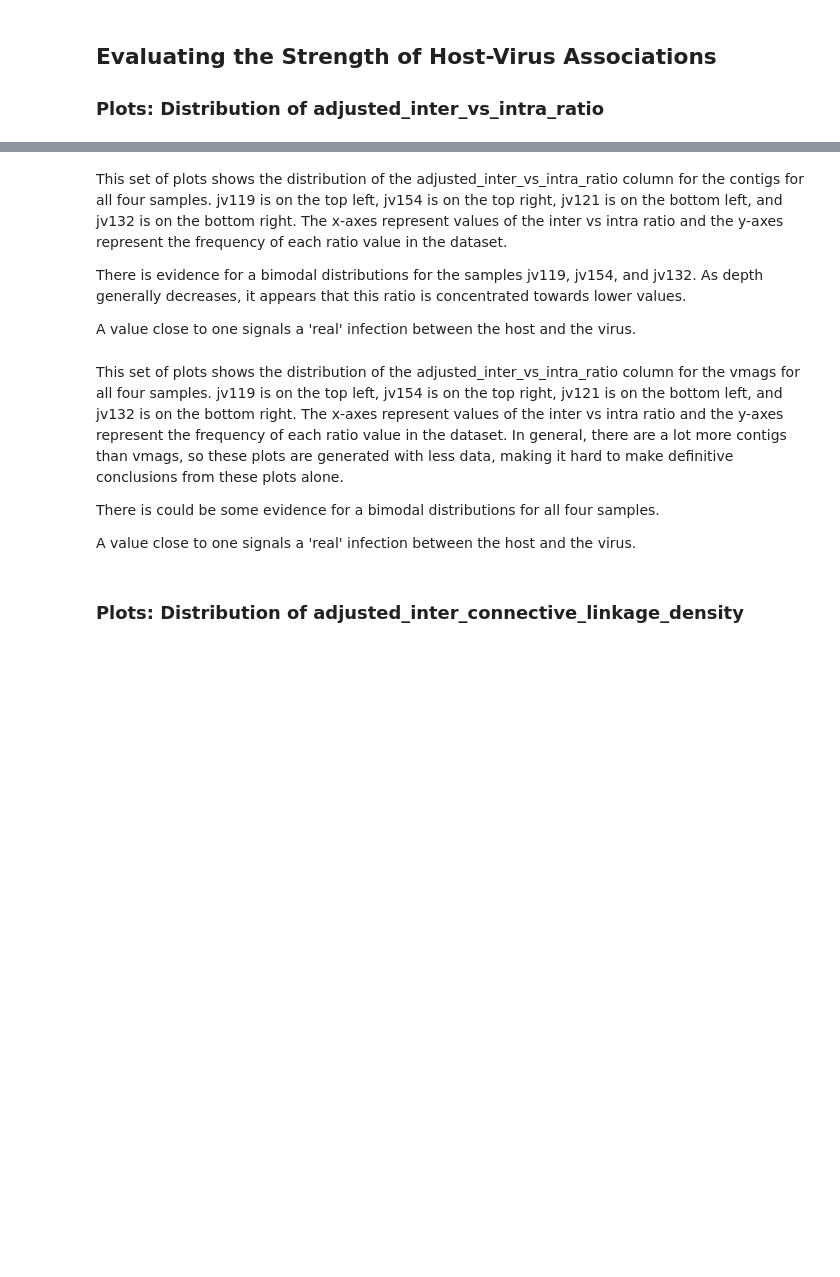
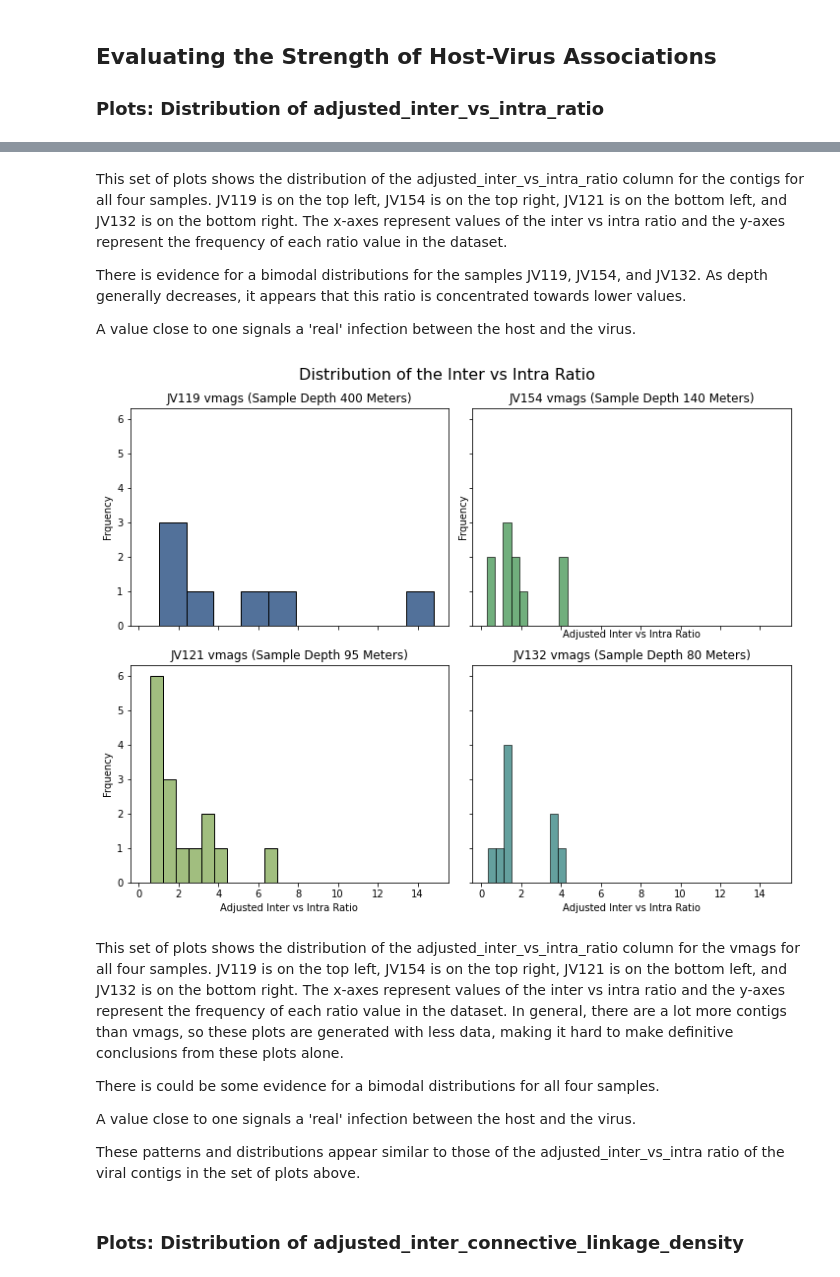
Before and after one commit to mdherring/OMZ_MH_Analysis, a Jupyter notebook: preliminary_analysis/01_proximeta_summary.ipynb, the cells around one changed output, grey strips where cells are left out. Drawn from its saved outputs; the diff is of its cells as text; code cells hidden in the pictures; blank space fills up the shorter version.

```diff
--- a/preliminary_analysis/01_proximeta_summary.ipynb
+++ b/preliminary_analysis/01_proximeta_summary.ipynb
@@ -129,44 +128,48 @@ plt.tight_layout() # minimize white space in figure
 # %% [markdown]
-This set of plots shows the distribution of the adjusted_inter_vs_intra_ratio column for the contigs for all four samples. jv119 is on the top left, jv154 is on the top right, jv121 is on the bottom left, and jv132 is on the bottom right. The x-axes represent values of the inter vs intra ratio and the y-axes represent the frequency of each ratio value in the dataset.
+This set of plots shows the distribution of the adjusted_inter_vs_intra_ratio column for the contigs for all four samples. JV119 is on the top left, JV154 is on the top right, JV121 is on the bottom left, and JV132 is on the bottom right. The x-axes represent values of the inter vs intra ratio and the y-axes represent the frequency of each ratio value in the dataset.
 
-There is evidence for a bimodal distributions for the samples jv119, jv154, and jv132. As depth generally decreases, it appears that this ratio is concentrated towards lower values.
+There is evidence for a bimodal distributions for the samples JV119, JV154, and JV132. As depth generally decreases, it appears that this ratio is concentrated towards lower values.
 
 A value close to one signals a 'real' infection between the host and the virus.
 # %%
 # plot all vmags
 
 fig, axes = plt.subplots(nrows=2, ncols=2, figsize=(10,8), sharex=True, sharey=True)
 
 palette = sns.color_palette('gist_earth')
 
 sns.histplot(jv119_vMAG['adjusted_inter_vs_intra_ratio'],ax= axes[0,0], bins=10, color=palette[0], edgecolor='black')
 axes[0,0].set_xlabel('Adjusted Inter vs Intra Ratio')
 axes[0,0].set_ylabel('Frquency')
-axes[0,0].set_title('JV119 vMAGs (Sample Depth 400 Meters)')
+axes[0,0].set_title('JV119 vmags (Sample Depth 400 Meters)')
 
 sns.histplot(jv154_vMAG['adjusted_inter_vs_intra_ratio'],ax= axes[1,1], bins=10, color=palette[1], edgecolor='black')
 axes[0,1].set_xlabel('Adjusted Inter vs Intra Ratio')
 axes[0,1].set_ylabel('Frquency')
-axes[0,1].set_title('JV154 vMAGs (Sample Depth 140 Meters)')
+axes[0,1].set_title('JV154 vmags (Sample Depth 140 Meters)')
 
 sns.histplot(jv121_vMAG['adjusted_inter_vs_intra_ratio'],ax= axes[0,1], bins=10, color=palette[2], edgecolor='black')
 axes[1,0].set_xlabel('Adjusted Inter vs Intra Ratio')
 axes[1,0].set_ylabel('Frquency')
-axes[1,0].set_title('JV121 vMAGs (Sample Depth 95 Meters)')
+axes[1,0].set_title('JV121 vmags (Sample Depth 95 Meters)')
 
 sns.histplot(jv132_vMAG['adjusted_inter_vs_intra_ratio'],ax= axes[1,0], bins=10, color=palette[3], edgecolor='black')
 axes[1,1].set_xlabel('Adjusted Inter vs Intra Ratio')
 axes[1,1].set_ylabel('Frquency')
-axes[1,1].set_title('JV132 vMAGs (Sample Depth 80 Meters)')
+axes[1,1].set_title('JV132 vmags (Sample Depth 80 Meters)')
 
 fig.suptitle('Distribution of the Inter vs Intra Ratio',fontsize=16)
 plt.tight_layout()
+# %% [output]
+[figure, added]
 # %% [markdown]
-This set of plots shows the distribution of the adjusted_inter_vs_intra_ratio column for the vmags for all four samples. jv119 is on the top left, jv154 is on the top right, jv121 is on the bottom left, and jv132 is on the bottom right. The x-axes represent values of the inter vs intra ratio and the y-axes represent the frequency of each ratio value in the dataset. In general, there are a lot more contigs than vmags, so these plots are generated with less data, making it hard to make definitive conclusions from these plots alone.
+This set of plots shows the distribution of the adjusted_inter_vs_intra_ratio column for the vmags for all four samples. JV119 is on the top left, JV154 is on the top right, JV121 is on the bottom left, and JV132 is on the bottom right. The x-axes represent values of the inter vs intra ratio and the y-axes represent the frequency of each ratio value in the dataset. In general, there are a lot more contigs than vmags, so these plots are generated with less data, making it hard to make definitive conclusions from these plots alone.
 
 There is could be some evidence for a bimodal distributions for all four samples.
 
 A value close to one signals a 'real' infection between the host and the virus.
+
+These patterns and distributions appear similar to those of the adjusted_inter_vs_intra ratio of the viral contigs in the set of plots above.
 # %% [markdown]
 ### Plots: Distribution of adjusted_inter_connective_linkage_density
 # %%
```
Also changed, not shown: parts of 24 cells of this notebook, 1 other file.
